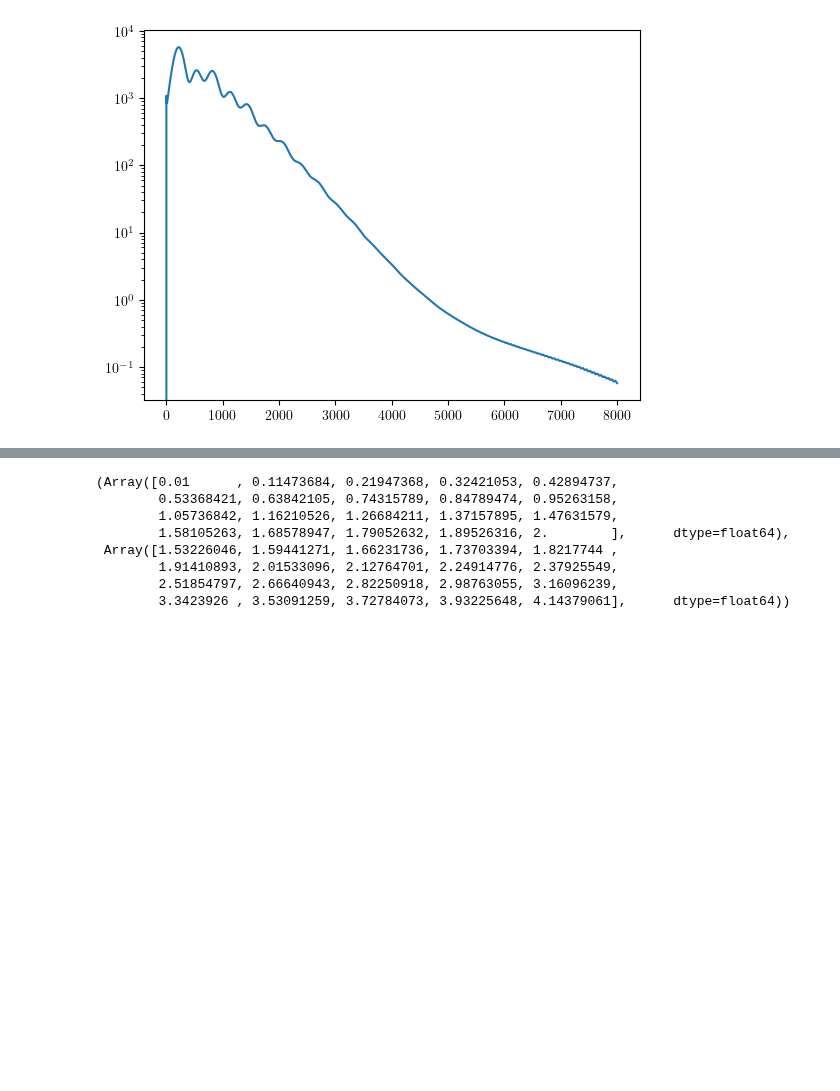
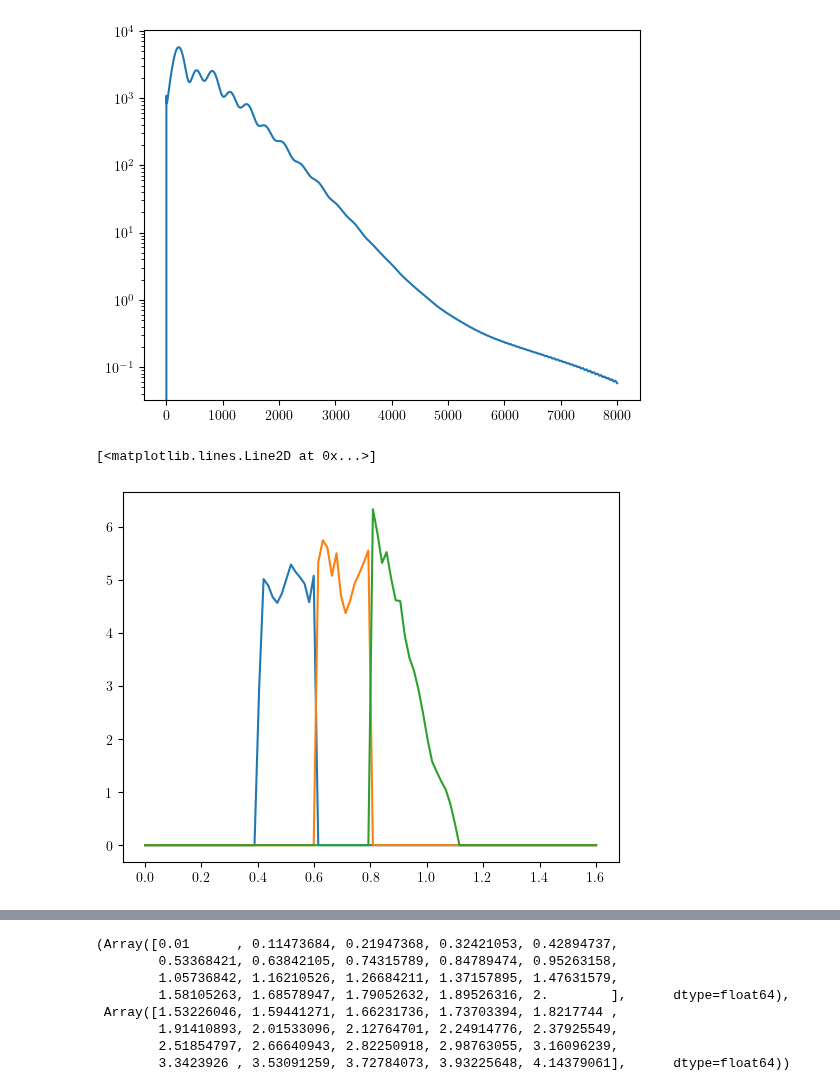
Before and after one commit to shivampcosmo/GODMAX, a Jupyter notebook: notebooks/test_galaxy.ipynb, the cells around one changed output, grey strips where cells are left out. Drawn from its saved outputs; the diff is of its cells as text; code cells hidden in the pictures; blank space fills up the shorter version.

```diff
--- a/notebooks/test_galaxy.ipynb
+++ b/notebooks/test_galaxy.ipynb
@@ -243,6 +248,33 @@ pl.plot(ell,fac*Cl_cmb)
 pl.yscale('log')
 # %% [output]
 [figure]
+# %%
+zedges = np.array([0.4, 0.6, 0.8,1.1])
+nz_lrg_all = np.loadtxt('/Users/shivam/Library/CloudStorage/Dropbox/research/GODMAX/data/desi_lrg_nz.txt')
+# nz_lrg_all.shape
+zv, nzv = nz_lrg_all[:,0], nz_lrg_all[:,1]
+
+
+nbins_lens = len(zedges) - 1
+zarray_lens = np.linspace(0.001, 1.6, 100)
+nz_interp = interp1d(zv, nzv, fill_value=1e-10, bounds_error=False)
+nz_zarray = nz_interp(zarray_lens)
+nz_lens = {}
+for jb in range(nbins_lens):
+    nz_jb = np.zeros_like(nz_zarray)
+    indsel = np.where((zarray_lens > zedges[jb]) & (zarray_lens < zedges[jb+1]))[0]
+    nz_jb[indsel] = nz_zarray[indsel]
+    norm_val = np.trapz(nz_jb, zarray_lens)
+    nz_jb = nz_jb/norm_val
+    nz_lens[jb] = nz_jb
+# %%
+pl.figure()
+pl.plot(zarray_lens, nz_lens[0])
+pl.plot(zarray_lens, nz_lens[1])
+pl.plot(zarray_lens, nz_lens[2])
+# %% [output]
+[<matplotlib.lines.Line2D at 0x...>]
+[figure, added]
 # %%
 # cosmo_params_dict = {'flat': True, 'H0': 70.0, 'Om0': 0.2793, 'Ob0': 0.0463, 'sigma8': 0.821, 'ns': 0.972, 'w0':-1.0}
 # cosmo_params_dict = {'flat': True, 'H0': 67.2, 'Om0': 0.31, 'Ob0': 0.049, 'sigma8': 0.81, 'ns': 0.95, 'w0':-1.0}
```
Also changed, not shown: parts of 19 cells of this notebook, 5 other files.
